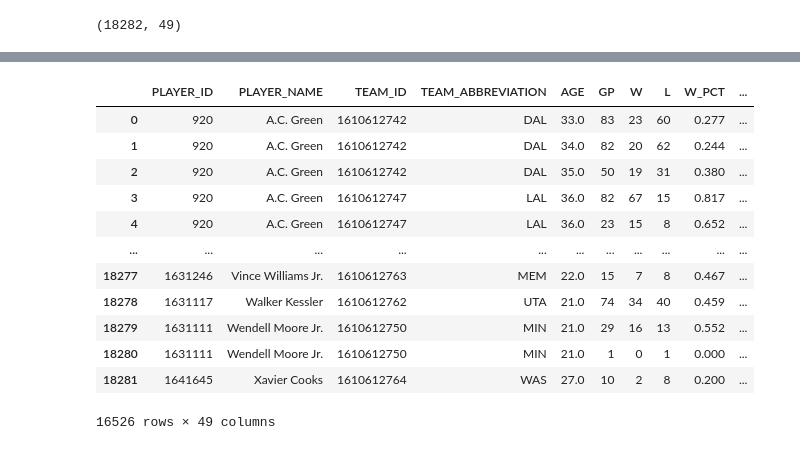
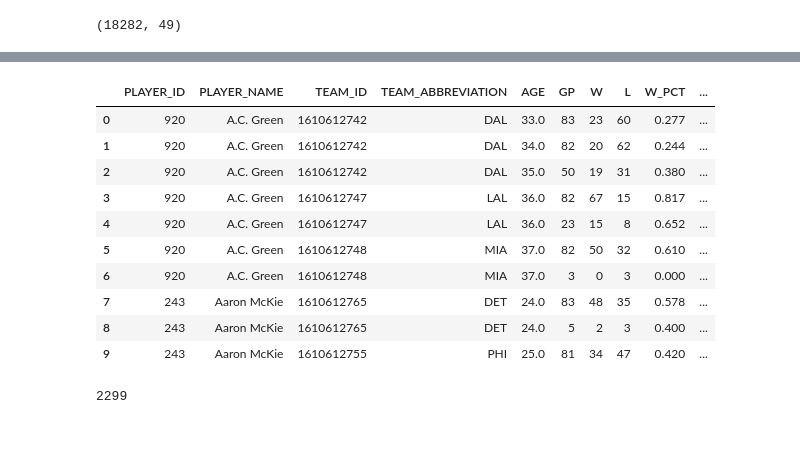
Before and after one commit to NEAT-Scouting-Data-Analytics/NEAT-Scouting-Data-Analytics, a Jupyter notebook: usa_df.ipynb, the cells around one changed output, grey strips where cells are left out. Drawn from its saved outputs; the diff is of its cells as text; code cells hidden in the pictures.

```diff
--- a/usa_df.ipynb
+++ b/usa_df.ipynb
@@ -105,22 +91,20 @@ europe = ['Austria', 'Belgium', 'Bulgaria', 'Croatia', 'Cyprus', 'Czechia', 'Den
 # %%
 # Function to filer on countries
 def filter_non_europe(df, column_name='', country_list=europe):
     return df[~df[column_name].isin(europe)]
 
 # New object df for European players only
 usa_others_df = filter_non_europe(final_merged_df, 'COUNTRY')
-usa_others_df
+usa_others_df.head(10)
 # %% [output]
 |  | PLAYER_ID | PLAYER_NAME | TEAM_ID | TEAM_ABBREVIATION | AGE | GP | W | L | W_PCT | ... |
 | 0 | 920 | A.C. Green | 1610612742 | DAL | 33.0 | 83 | 23 | 60 | 0.277 | ... |
 | 1 | 920 | A.C. Green | 1610612742 | DAL | 34.0 | 82 | 20 | 62 | 0.244 | ... |
 | 2 | 920 | A.C. Green | 1610612742 | DAL | 35.0 | 50 | 19 | 31 | 0.380 | ... |
 | 3 | 920 | A.C. Green | 1610612747 | LAL | 36.0 | 82 | 67 | 15 | 0.817 | ... |
 | 4 | 920 | A.C. Green | 1610612747 | LAL | 36.0 | 23 | 15 | 8 | 0.652 | ... |
-| ... | ... | ... | ... | ... | ... | ... | ... | ... | ... | ... |
-| 18277 | 1631246 | Vince Williams Jr. | 1610612763 | MEM | 22.0 | 15 | 7 | 8 | 0.467 | ... |
-| 18278 | 1631117 | Walker Kessler | 1610612762 | UTA | 21.0 | 74 | 34 | 40 | 0.459 | ... |
-| 18279 | 1631111 | Wendell Moore Jr. | 1610612750 | MIN | 21.0 | 29 | 16 | 13 | 0.552 | ... |
-| 18280 | 1631111 | Wendell Moore Jr. | 1610612750 | MIN | 21.0 | 1 | 0 | 1 | 0.000 | ... |
-| 18281 | 1641645 | Xavier Cooks | 1610612764 | WAS | 27.0 | 10 | 2 | 8 | 0.200 | ... |
+| 5 | 920 | A.C. Green | 1610612748 | MIA | 37.0 | 82 | 50 | 32 | 0.610 | ... |
+| 6 | 920 | A.C. Green | 1610612748 | MIA | 37.0 | 3 | 0 | 3 | 0.000 | ... |
+| 7 | 243 | Aaron McKie | 1610612765 | DET | 24.0 | 83 | 48 | 35 | 0.578 | ... |
+| 8 | 243 | Aaron McKie | 1610612765 | DET | 24.0 | 5 | 2 | 3 | 0.400 | ... |
+| 9 | 243 | Aaron McKie | 1610612755 | PHI | 25.0 | 81 | 34 | 47 | 0.420 | ... |
-16526 rows × 49 columns
@@ -134,0 +111,6 @@ usa_df
+# %%
+# Count the unique occurrences of player names
+unique_player_count = usa_others_df['PLAYER_NAME'].nunique()
+unique_player_count
+# %% [output]
+2299
```
Also changed, not shown: parts of 20 cells of this notebook.
